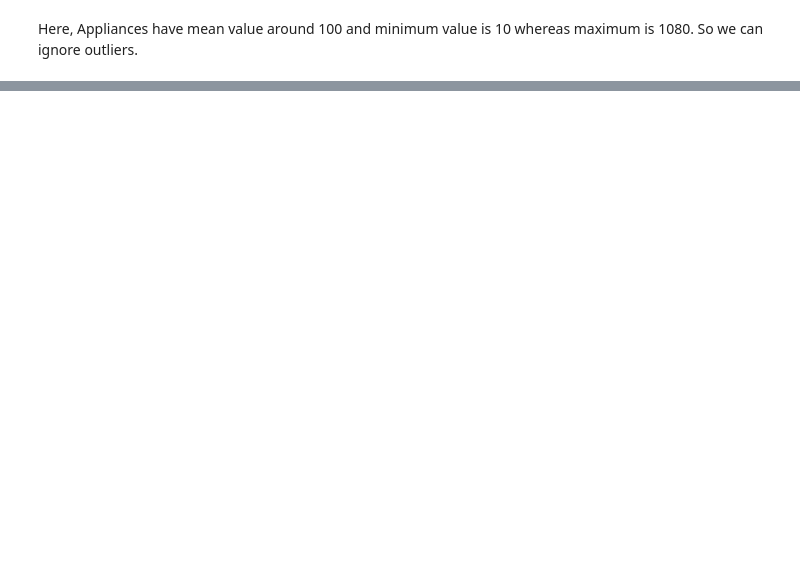
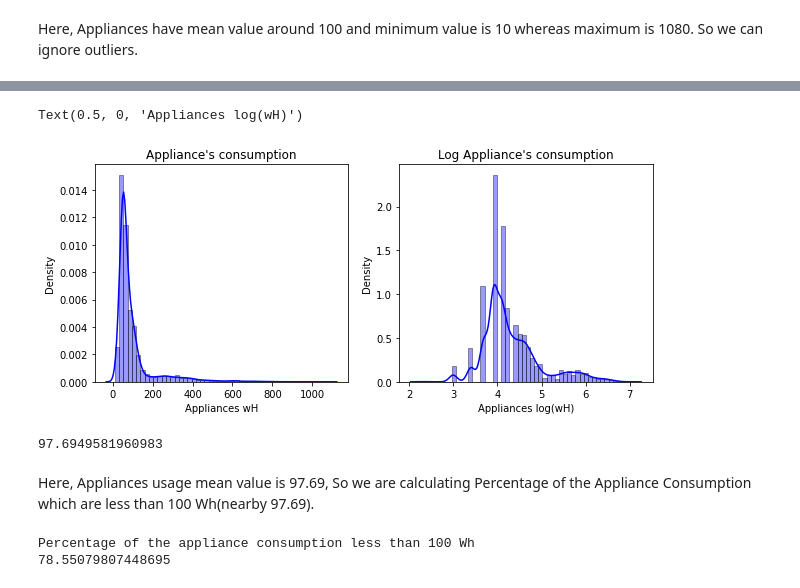
Before and after one commit to meetdelvadiya/Appliance-Energy-Prediction, a Jupyter notebook: Appliance_Energy_Prediction_Project_Meet_Delvadiya.ipynb, the cells around one changed output, grey strips where cells are left out. Drawn from its saved outputs; the diff is of its cells as text; code cells hidden in the pictures; blank space fills up the shorter version.

```diff
--- a/Appliance_Energy_Prediction_Project_Meet_Delvadiya.ipynb
+++ b/Appliance_Energy_Prediction_Project_Meet_Delvadiya.ipynb
@@ -164,0 +173,24 @@ Here, Appliances have mean value around 100 and minimum value is 10 whereas maxi
+# %%
+f, axes = plt.subplots(1, 2,figsize=(10,4))
+sns.distplot((dataset['Appliances'] ), hist=True, color = 'blue',hist_kws={'edgecolor':'black'},ax=axes[0])
+axes[0].set_title("Appliance's consumption")
+axes[0].set_xlabel('Appliances wH')
+
+sns.distplot((np.log(dataset['Appliances'])), hist=True, color = 'blue',hist_kws={'edgecolor':'black'},ax=axes[1])
+axes[1].set_title("Log Appliance's consumption")
+axes[1].set_xlabel('Appliances log(wH)')
+# %% [output]
+Text(0.5, 0, 'Appliances log(wH)')
+[figure, added]
+# %%
+print(dataset['Appliances'].mean())
+# %% [output]
+97.6949581960983
+# %% [markdown]
+Here, Appliances usage mean value is 97.69, So we are calculating Percentage of the Appliance Consumption which are less than 100 Wh(nearby 97.69).
+# %%
+print('Percentage of the appliance consumption less than 100 Wh')
+print(((dataset['Appliances'][dataset['Appliances'] <= 100].count()) / (len(dataset['Appliances'])))*100 )
+# %% [output]
+Percentage of the appliance consumption less than 100 Wh
+78.55079807448695
```
Also changed, not shown: parts of 9 cells of this notebook.
